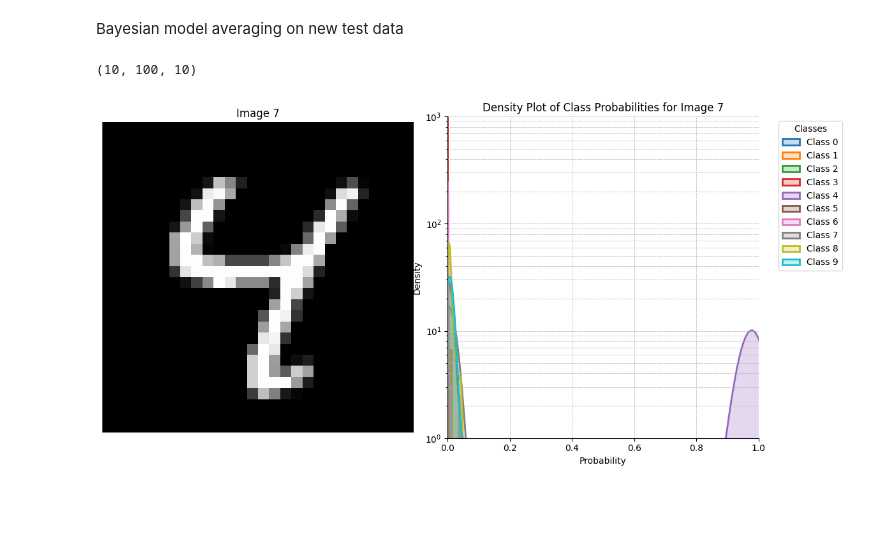
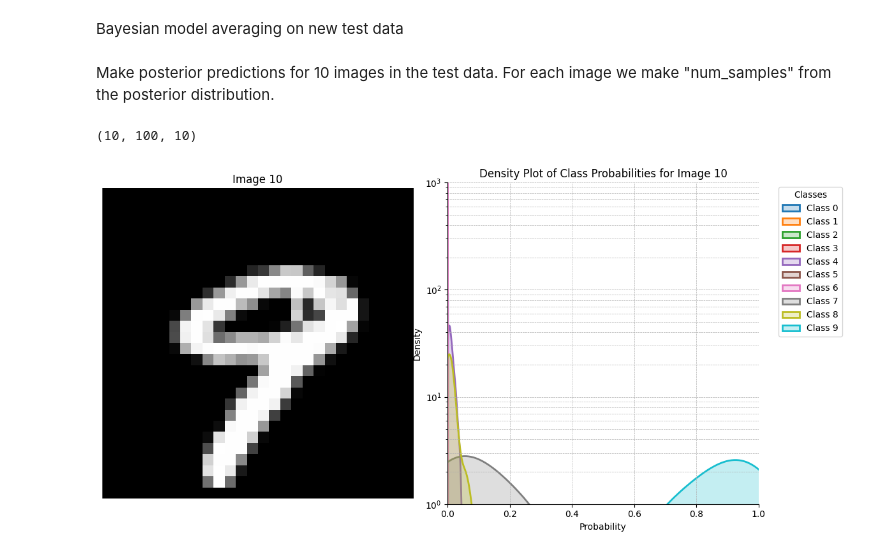
Before and after one commit to JonatanHauge/approximate_bayesian_inference_methods, a Jupyter notebook: Random subspace and variational inference.ipynb, the cells around one changed output. Drawn from its saved outputs; the diff is of its cells as text; code cells hidden in the pictures; blank space fills up the shorter version.

Commit message:
More stable softmax implementation

```diff
--- a/Random subspace and variational inference.ipynb
+++ b/Random subspace and variational inference.ipynb
@@ -35,7 +35,20 @@ torch.Size([60000, 1, 28, 28])
 Load pre-trained model
 # %%
 # the softmax function should be modified to handle overflow / division by zero
-softmax = lambda x: np.exp(x) / np.sum(np.exp(x), axis=1)[:, None]
+# softmax = lambda x: np.exp(x) / np.sum(np.exp(x), axis=1)[:, None] (old softmax implementation)
+
+
+def softmax(x):
+
+    # more numerical stable softmax function
+
+    shift_x = x - np.max(x)
+    exp_x = np.exp(shift_x)
+    sum_x = np.sum(exp_x)
+    return exp_x / sum_x
+
+
+
 
 net = LeNet()
 weights = torch.load('checkpoints\LeNet5_acc_95.12%.pth') # pre-trained weights
@@ -90,7 +104,7 @@ import autograd.numpy as anp
 
 
 def log_prior_pdf(z, prior_mean, prior_var):
-    log_prior = np.sum(log_npdf(z, prior_mean, prior_var), axis=1)
+    log_prior = np.sum(log_npdf(z, 0, 1), axis=1)  # for simplicity assume a N(0,1) prior on z
     return log_prior
 
 
@@ -147,8 +161,8 @@ def log_like_NN_classification(X, y, theta_s):
 From the Bayesian Machine Learning course we have a code implementation of the BBVI
 # %%
 
-max_itt = 2000
-step_size = 0.25
+max_itt = 1000
+step_size = 0.05
 num_samples = 25
 batch_size = 100
 seed = 0
@@ -220,6 +230,8 @@ def posterior_predictive(bbvi, num_samples, Xtest, network):
 
     # Return the stacked predictions
     return stacked_predictions
+# %% [markdown]
+Make posterior predictions for 10 images in the test data. For each image we make "num_samples" from the posterior distribution.
 # %%
 posterior_predictions = posterior_predictive(bbvi, num_samples=100 , Xtest= xtest[0:10,:,:,:], network = LeNet())
 # %%
@@ -275,6 +287,6 @@ def plot_posterior_predictive(stacked_predictions, image_idx, xtest):
     # Show the plot
     plt.show()
 # %%
-plot_posterior_predictive(posterior_predictions, image_idx=6, xtest=xtest)
+plot_posterior_predictive(posterior_predictions, image_idx=9, xtest=xtest)
 # %% [output]
-[figure, old version]
+[figure, new version]
```
Also changed, not shown: parts of 8 cells of this notebook, 1 other file.
